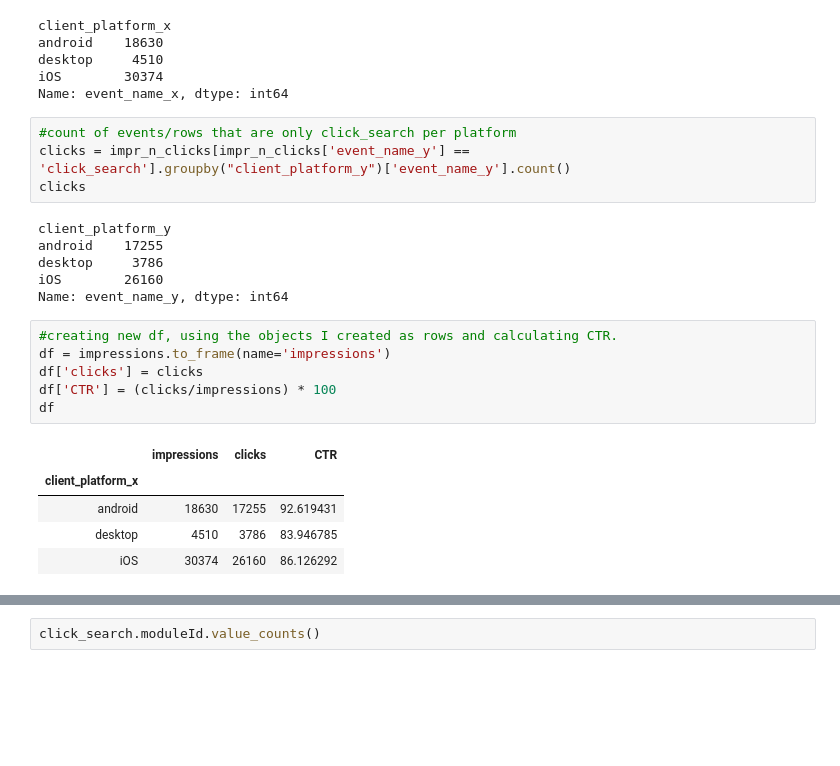
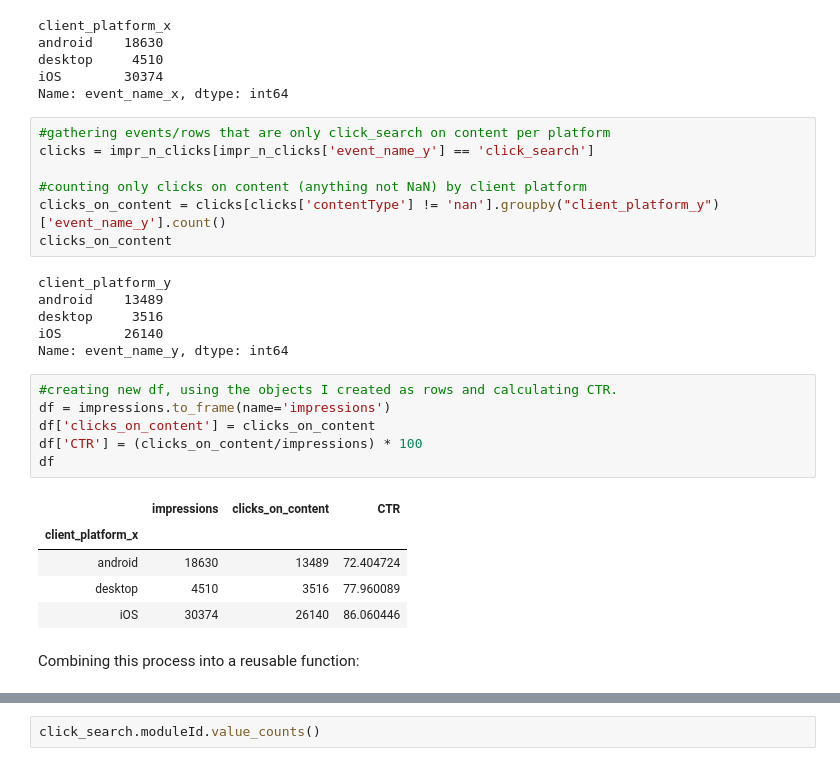
Before and after one commit to oac0de/analysis_challenge, a Jupyter notebook: tidal_data_analyst_test/tidal_data_analyst_test.ipynb, the cells around one changed output, grey strips where cells are left out. Drawn from its saved outputs; the diff is of its cells as text; blank space fills up the shorter version.

```diff
--- a/tidal_data_analyst_test/tidal_data_analyst_test.ipynb
+++ b/tidal_data_analyst_test/tidal_data_analyst_test.ipynb
@@ -555,24 +554,29 @@ desktop     4510
 iOS        30374
 Name: event_name_x, dtype: int64
 # %%
-#count of events/rows that are only click_search per platform
-clicks = impr_n_clicks[impr_n_clicks['event_name_y'] == 'click_search'].groupby("client_platform_y")['event_name_y'].count()
-clicks
+#gathering events/rows that are only click_search on content per platform
+clicks = impr_n_clicks[impr_n_clicks['event_name_y'] == 'click_search']
+
+#counting only clicks on content (anything not NaN) by client platform
+clicks_on_content = clicks[clicks['contentType'] != 'nan'].groupby("client_platform_y")['event_name_y'].count()
+clicks_on_content
 # %% [output]
 client_platform_y
-android    17255
-desktop     3786
-iOS        26160
+android    13489
+desktop     3516
+iOS        26140
 Name: event_name_y, dtype: int64
 # %%
 #creating new df, using the objects I created as rows and calculating CTR.
 df = impressions.to_frame(name='impressions')
-df['clicks'] = clicks
-df['CTR'] = (clicks/impressions) * 100
+df['clicks_on_content'] = clicks_on_content
+df['CTR'] = (clicks_on_content/impressions) * 100
 df
 # %% [output]
-|  | impressions | clicks | CTR |
+|  | impressions | clicks_on_content | CTR |
 | client_platform_x |  |  |  |
-| android | 18630 | 17255 | 92.619431 |
-| desktop | 4510 | 3786 | 83.946785 |
-| iOS | 30374 | 26160 | 86.126292 |
+| android | 18630 | 13489 | 72.404724 |
+| desktop | 4510 | 3516 | 77.960089 |
+| iOS | 30374 | 26140 | 86.060446 |
+# %% [markdown]
+Combining this process into a reusable function:
```
Also changed, not shown: parts of 89 cells of this notebook, 14 other files.
